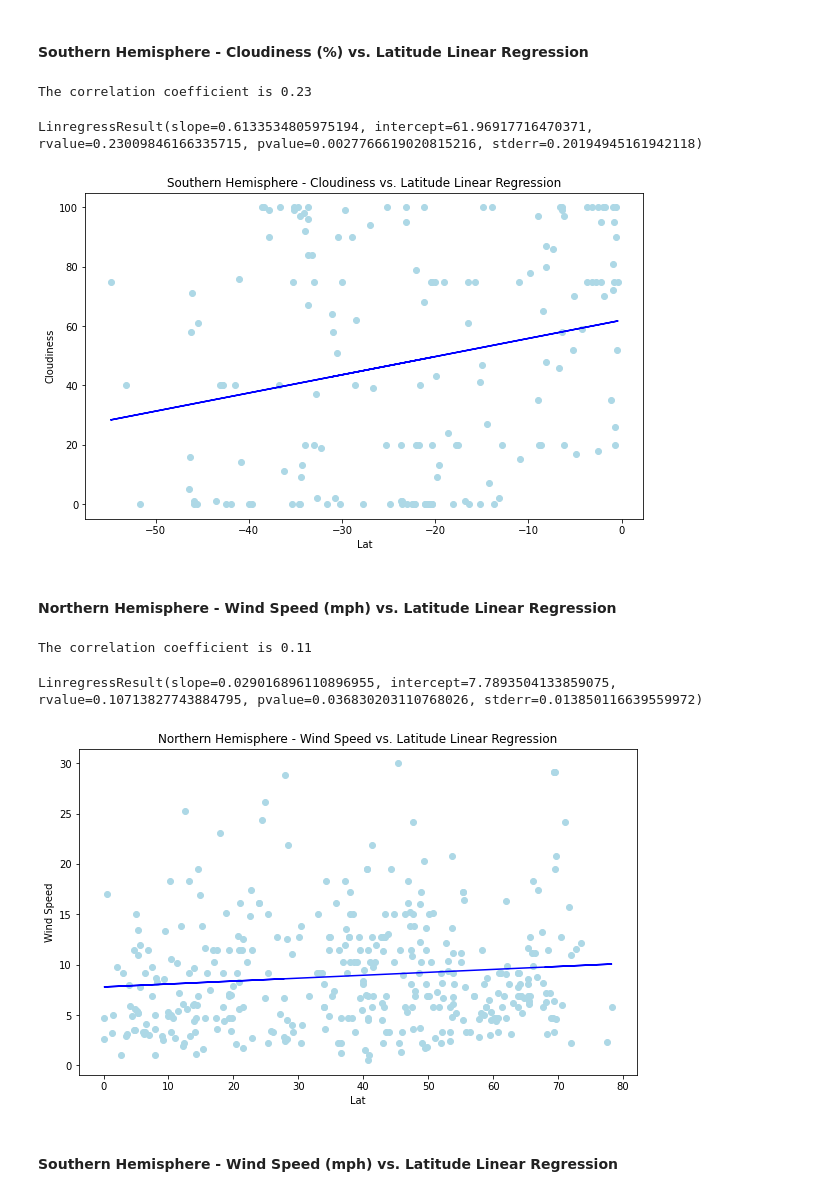
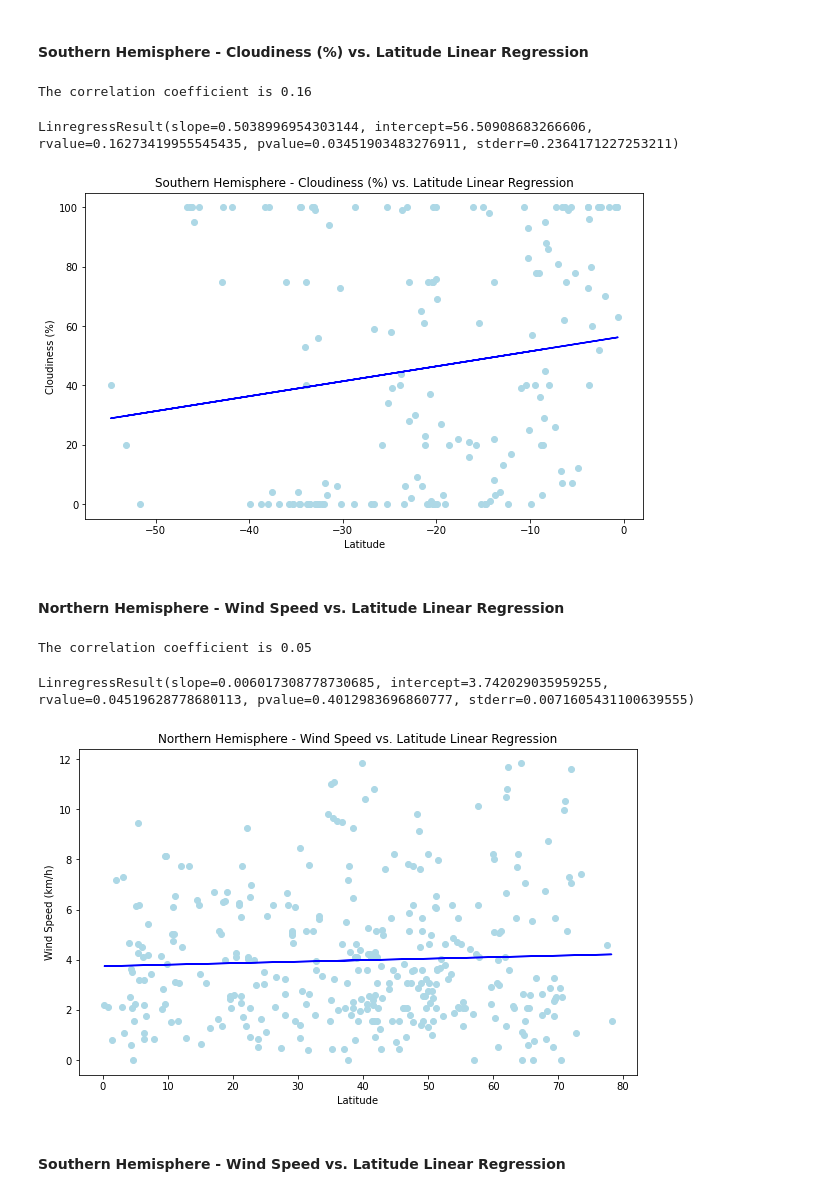
Before and after one commit to Carly-Jane/Python_API_Homework_Carly_Wieland, a Jupyter notebook: starter_code/WeatherPy.ipynb, the cells around one changed output. Saved outputs shown, nothing was run; the diff lists cells and outputs as text; code cells hidden in the pictures.

```diff
--- a/starter_code/WeatherPy.ipynb
+++ b/starter_code/WeatherPy.ipynb
@@ -458,55 +454,55 @@ plt.show()
 # %% [markdown]
 ####  Southern Hemisphere - Cloudiness (%) vs. Latitude Linear Regression
 # %%
-correlation=round(st.pearsonr(south_hemisphere_df['Lat'],south_hemisphere_df['Cloudiness'])[0],2)
+correlation=round(st.pearsonr(south_hemisphere_df['Latitude'],south_hemisphere_df['Cloudiness (%)'])[0],2)
 print(f"The correlation coefficient is {correlation}")
 
-model=st.linregress(south_hemisphere_df['Lat'],south_hemisphere_df['Cloudiness'])
+model=st.linregress(south_hemisphere_df['Latitude'],south_hemisphere_df['Cloudiness (%)'])
 model
 # %% [output]
-The correlation coefficient is 0.23
+The correlation coefficient is 0.16
-LinregressResult(slope=0.6133534805975194, intercept=61.96917716470371, rvalue=0.23009846166335715, pvalue=0.0027766619020815216, stderr=0.20194945161942118)
+LinregressResult(slope=0.5038996954303144, intercept=56.50908683266606, rvalue=0.16273419955545435, pvalue=0.03451903483276911, stderr=0.2364171227253211)
 # %%
-slope = 0.6133534805975194
-intercept = 61.96917716470371
+slope = 0.5038996954303144
+intercept = 56.50908683266606
 
-y_axis = south_hemisphere_df['Lat']*slope+intercept
+y_axis = south_hemisphere_df['Latitude']*slope+intercept
 line_eq = "y = " + str(round(slope,2)) + "x + " + str(round(intercept,2))
 plt.subplots(figsize=(10,6))
-plt.scatter(south_hemisphere_df['Lat'],south_hemisphere_df['Cloudiness'], color='lightblue')
-plt.plot(south_hemisphere_df['Lat'],y_axis,color="blue")
-plt.xlabel('Lat')
-plt.ylabel('Cloudiness');
-plt.title("Southern Hemisphere - Cloudiness vs. Latitude Linear Regression")
+plt.scatter(south_hemisphere_df['Latitude'],south_hemisphere_df['Cloudiness (%)'], color='lightblue')
+plt.plot(south_hemisphere_df['Latitude'],y_axis,color="blue")
+plt.xlabel('Latitude')
+plt.ylabel('Cloudiness (%)');
+plt.title("Southern Hemisphere - Cloudiness (%) vs. Latitude Linear Regression")
 plt.show()
 # %% [output]
-[figure, old version]
+[figure, new version]
 # %% [markdown]
-####  Northern Hemisphere - Wind Speed (mph) vs. Latitude Linear Regression
+####  Northern Hemisphere - Wind Speed vs. Latitude Linear Regression
 # %%
-correlation=round(st.pearsonr(north_hemisphere_df['Lat'],north_hemisphere_df['Wind Speed'])[0],2)
+correlation=round(st.pearsonr(north_hemisphere_df['Latitude'],north_hemisphere_df['Wind Speed (km/h)'])[0],2)
 print(f"The correlation coefficient is {correlation}")
 
-model=st.linregress(north_hemisphere_df['Lat'],north_hemisphere_df['Wind Speed'])
+model=st.linregress(north_hemisphere_df['Latitude'],north_hemisphere_df['Wind Speed (km/h)'])
 model
 # %% [output]
-The correlation coefficient is 0.11
+The correlation coefficient is 0.05
-LinregressResult(slope=0.029016896110896955, intercept=7.7893504133859075, rvalue=0.10713827743884795, pvalue=0.036830203110768026, stderr=0.013850116639559972)
+LinregressResult(slope=0.006017308778730685, intercept=3.742029035959255, rvalue=0.04519628778680113, pvalue=0.4012983696860777, stderr=0.0071605431100639555)
 # %%
-slope = 0.029016896110896955
-intercept = 7.7893504133859075
+slope = 0.006017308778730685
+intercept = 3.742029035959255
 
-y_axis = north_hemisphere_df['Lat']*slope+intercept
+y_axis = north_hemisphere_df['Latitude']*slope+intercept
 line_eq = "y = " + str(round(slope,2)) + "x + " + str(round(intercept,2))
 plt.subplots(figsize=(10,6))
-plt.scatter(north_hemisphere_df['Lat'],north_hemisphere_df['Wind Speed'], color='lightblue')
-plt.plot(north_hemisphere_df['Lat'],y_axis,color="blue")
-plt.xlabel('Lat')
-plt.ylabel('Wind Speed');
+plt.scatter(north_hemisphere_df['Latitude'],north_hemisphere_df['Wind Speed (km/h)'], color='lightblue')
+plt.plot(north_hemisphere_df['Latitude'],y_axis,color="blue")
+plt.xlabel('Latitude')
+plt.ylabel('Wind Speed (km/h)');
 plt.title("Northern Hemisphere - Wind Speed vs. Latitude Linear Regression")
 plt.show()
 # %% [output]
-[figure, old version]
+[figure, new version]
 # %% [markdown]
-####  Southern Hemisphere - Wind Speed (mph) vs. Latitude Linear Regression
+####  Southern Hemisphere - Wind Speed vs. Latitude Linear Regression
 # %%
```
Also changed, not shown: parts of 14 cells of this notebook.
